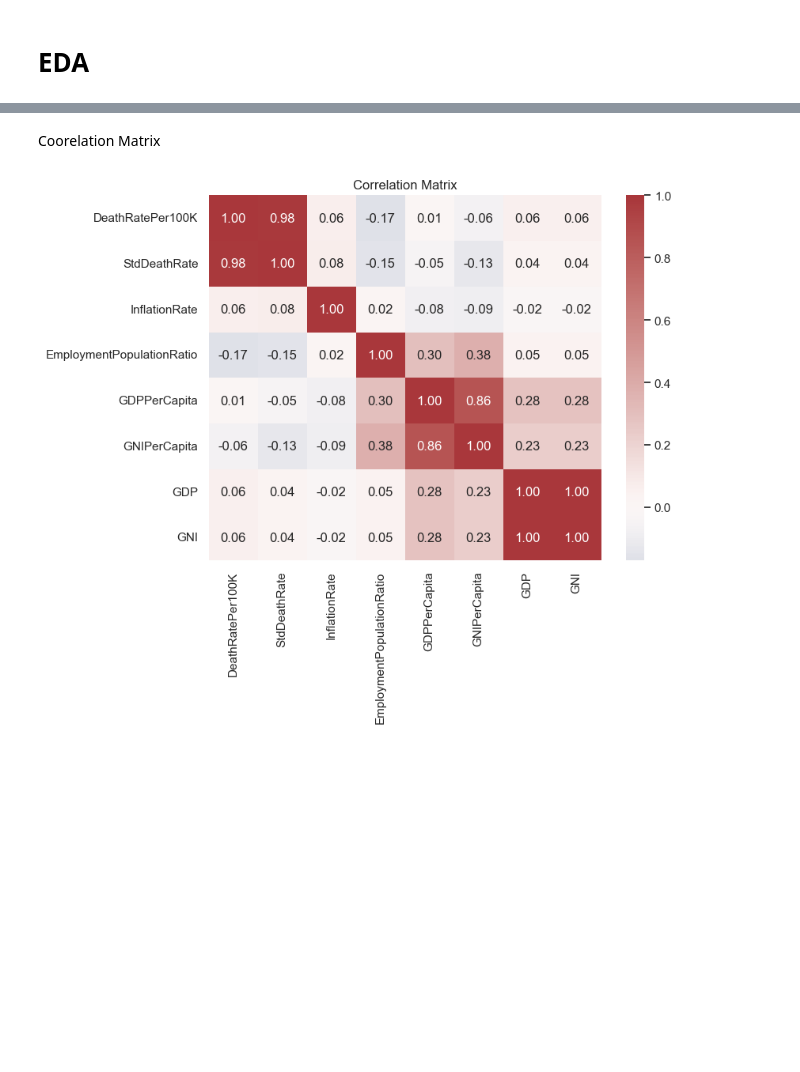
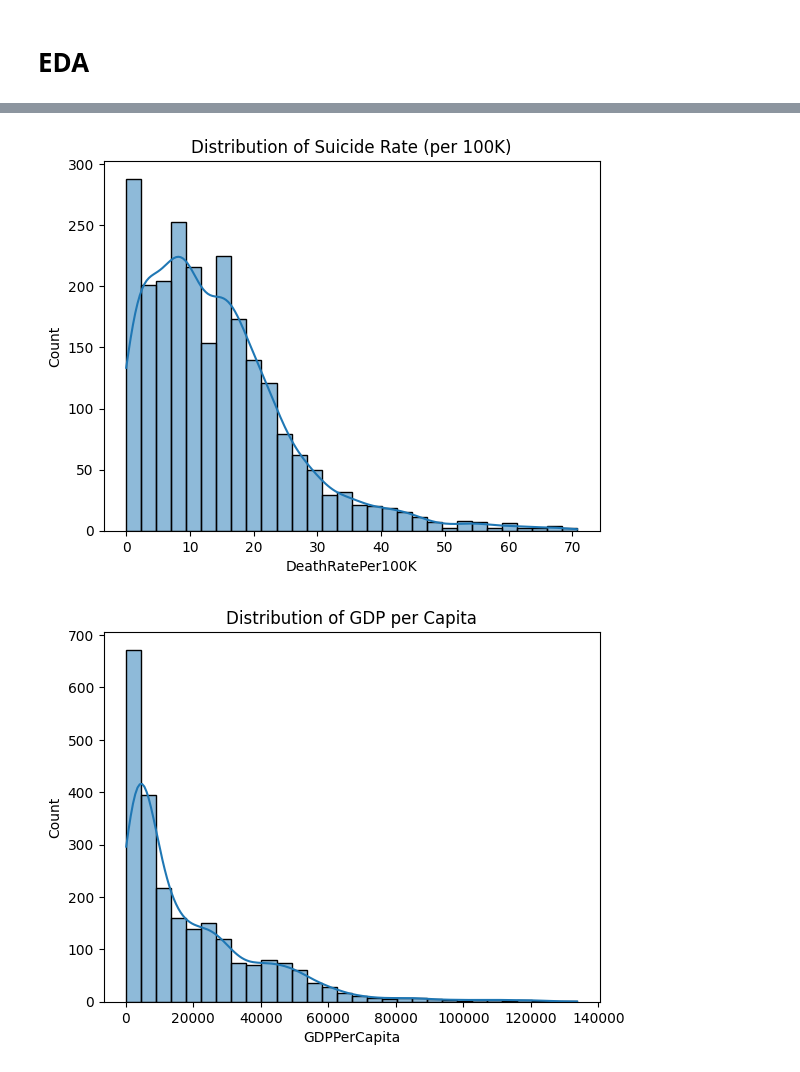
Before and after one commit to HafsahNasir/DataScienceProject, a Jupyter notebook: project.ipynb, the cells around one changed output, grey strips where cells are left out. Saved outputs shown, nothing was run; the diff lists cells and outputs as text; code cells hidden in the pictures; blank space fills up the shorter version.

```diff
--- a/project.ipynb
+++ b/project.ipynb
@@ -526,19 +581,17 @@ Now we're done dealing with NULL values, let's check and format everything
 # %% [markdown]
 # EDA
 # %%
-sns.set_theme(context="notebook", style="whitegrid")
-plt.rcParams["axes.formatter.useoffset"] = False  # cleaner axes
-pd.set_option('display.float_format', '{:,.2f}'.format)
 
-df = suicide_data.copy()
+fig, ax1 = plt.subplots(figsize=(8,5))
 
-# OPTIONAL: coerce numeric (in case some cols are strings with commas)
-for c in ["GDP", "GNI", "GDPPerCapita", "GNIPerCapita"]:
-    if c in df.columns and df[c].dtype == object:
-        df[c] = df[c].replace({",": ""}, regex=True).astype(float)
+# Suicide rate line
+ax1.plot(suicide_data.groupby('Year')['DeathRatePer100K'].mean(), color='red', label='Suicide Rate')
+ax1.set_ylabel('Suicide Rate per 100k', color='red')
 
-# Ensure expected dtypes
-num_cols = [c for c in ["DeathRatePer100K","StdDeathRate","GDP","GNI","GDPPerCapita",
-                        "GNIPerCapita","InflationRate","EmploymentPopulationRatio","Population"]
-            if c in df.columns]
-df[num_cols] = df[num_cols].apply(pd.to_numeric, errors="coerce")
+# GDP (scaled) line on secondary axis
+ax2 = ax1.twinx()
+ax2.plot(suicide_data.groupby('Year')['GDPPerCapita'].mean(), color='blue', label='GDP per Capita')
+ax2.set_ylabel('GDP per Capita (mean)', color='blue')
+
+plt.title('Global Trends: GDP vs Suicide Rate')
+plt.show()
@@ -545,15 +600,14 @@ df[num_cols] = df[num_cols].apply(pd.to_numeric, errors="coerce")
-# %% [markdown]
-Coorelation Matrix
 # %%
-corr_cols = [c for c in ["DeathRatePer100K","StdDeathRate","InflationRate",
-                         "EmploymentPopulationRatio","GDPPerCapita","GNIPerCapita","GDP","GNI"]
-             if c in suicide_data.columns]
-corr = suicide_data[corr_cols].corr()
+# Distribution of suicide rate
+sns.histplot(df['DeathRatePer100K'], bins=30, kde=True)
+plt.title("Distribution of Suicide Rate (per 100K)")
+plt.show()
 
-plt.figure(figsize=(8,6))
-sns.heatmap(corr, annot=True, fmt=".2f", cmap="vlag", center=0)
-plt.title("Correlation Matrix")
+# GDP per capita distribution
+sns.histplot(df['GDPPerCapita'], bins=30, kde=True)
+plt.title("Distribution of GDP per Capita")
 plt.show()
 # %% [output]
-[figure, old version]
+[figure, new version]
+[figure, added]
 # %%
```
Also changed, not shown: parts of 17 cells of this notebook.
